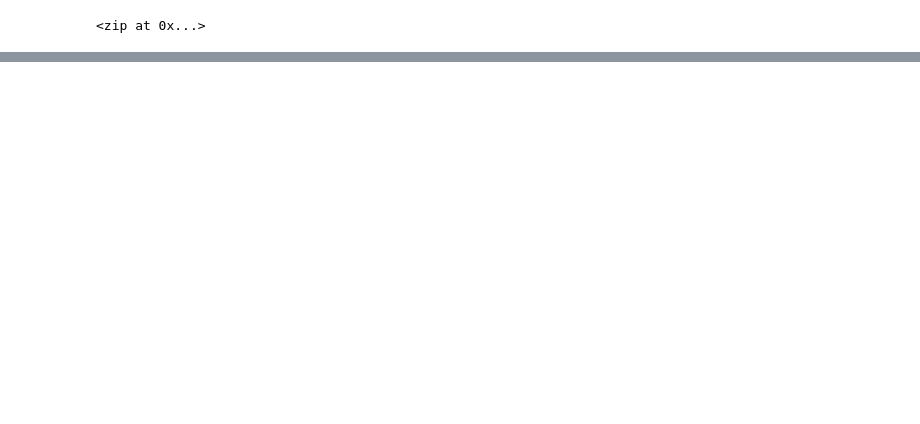
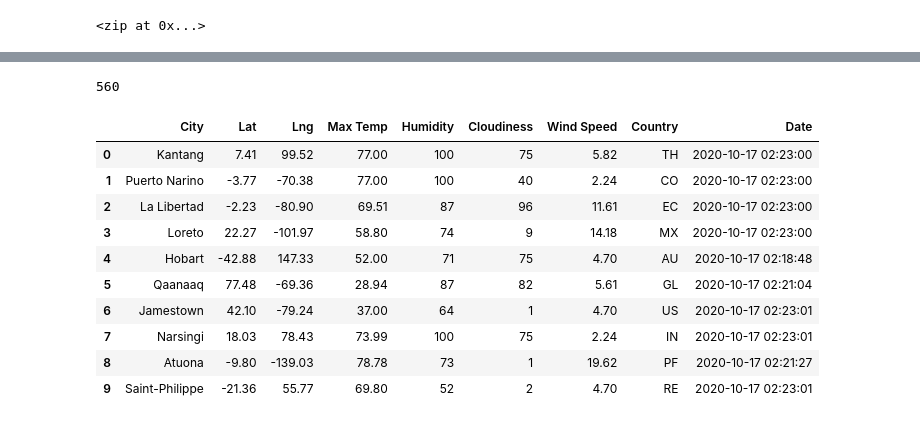
Before and after one commit to mckenziekkilburn/World_Weather_Analysis, a Jupyter notebook: WeatherPy.ipynb, the cells around one changed output, grey strips where cells are left out. Drawn from its saved outputs; the diff is of its cells as text; code cells hidden in the pictures; blank space fills up the shorter version.

```diff
--- a/WeatherPy.ipynb
+++ b/WeatherPy.ipynb
@@ -38,0 +63,4 @@ print(cities)
+# %%
+# Starting URL for Weather Map API Call.
+url = "http://api.openweathermap.org/data/2.5/weather?units=Imperial&APPID=" + weather_api_key
+print(url)
@@ -38,0 +149,20 @@ print(cities)
+# %%
+len(city_data)
+# %% [output]
+560
+# %%
+# Convert the array of dictionaries to a Pandas DataFrame.
+city_data_df = pd.DataFrame(city_data)
+city_data_df.head(10)
+# %% [output]
+|  | City | Lat | Lng | Max Temp | Humidity | Cloudiness | Wind Speed | Country | Date |
+| 0 | Kantang | 7.41 | 99.52 | 77.00 | 100 | 75 | 5.82 | TH | 2020-10-17 02:23:00 |
+| 1 | Puerto Narino | -3.77 | -70.38 | 77.00 | 100 | 40 | 2.24 | CO | 2020-10-17 02:23:00 |
+| 2 | La Libertad | -2.23 | -80.90 | 69.51 | 87 | 96 | 11.61 | EC | 2020-10-17 02:23:00 |
+| 3 | Loreto | 22.27 | -101.97 | 58.80 | 74 | 9 | 14.18 | MX | 2020-10-17 02:23:00 |
+| 4 | Hobart | -42.88 | 147.33 | 52.00 | 71 | 75 | 4.70 | AU | 2020-10-17 02:18:48 |
+| 5 | Qaanaaq | 77.48 | -69.36 | 28.94 | 87 | 82 | 5.61 | GL | 2020-10-17 02:21:04 |
+| 6 | Jamestown | 42.10 | -79.24 | 37.00 | 64 | 1 | 4.70 | US | 2020-10-17 02:23:01 |
+| 7 | Narsingi | 18.03 | 78.43 | 73.99 | 100 | 75 | 2.24 | IN | 2020-10-17 02:23:01 |
+| 8 | Atuona | -9.80 | -139.03 | 78.78 | 73 | 1 | 19.62 | PF | 2020-10-17 02:21:27 |
+| 9 | Saint-Philippe | -21.36 | 55.77 | 69.80 | 52 | 2 | 4.70 | RE | 2020-10-17 02:23:01 |
```
Also changed, not shown: parts of 7 cells of this notebook, 1 other file.
